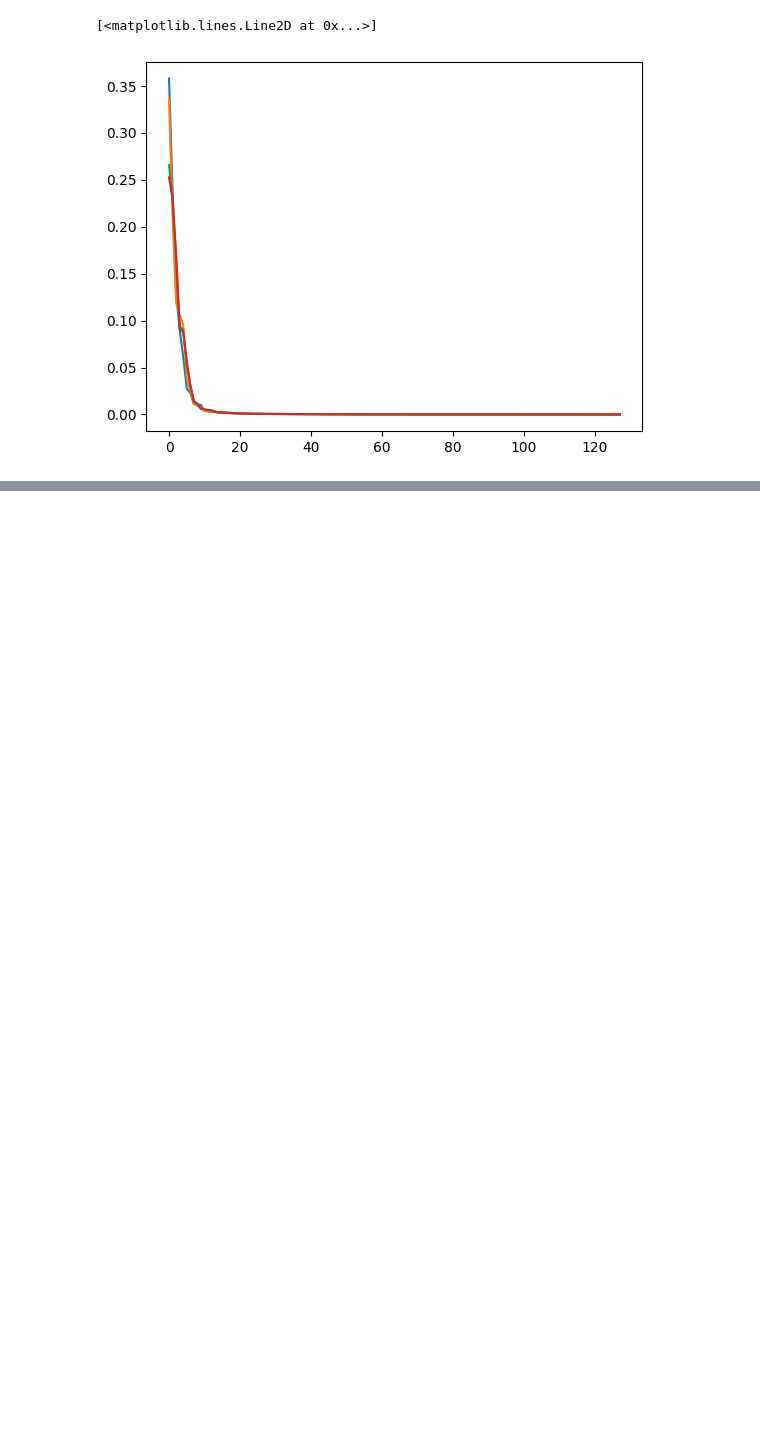
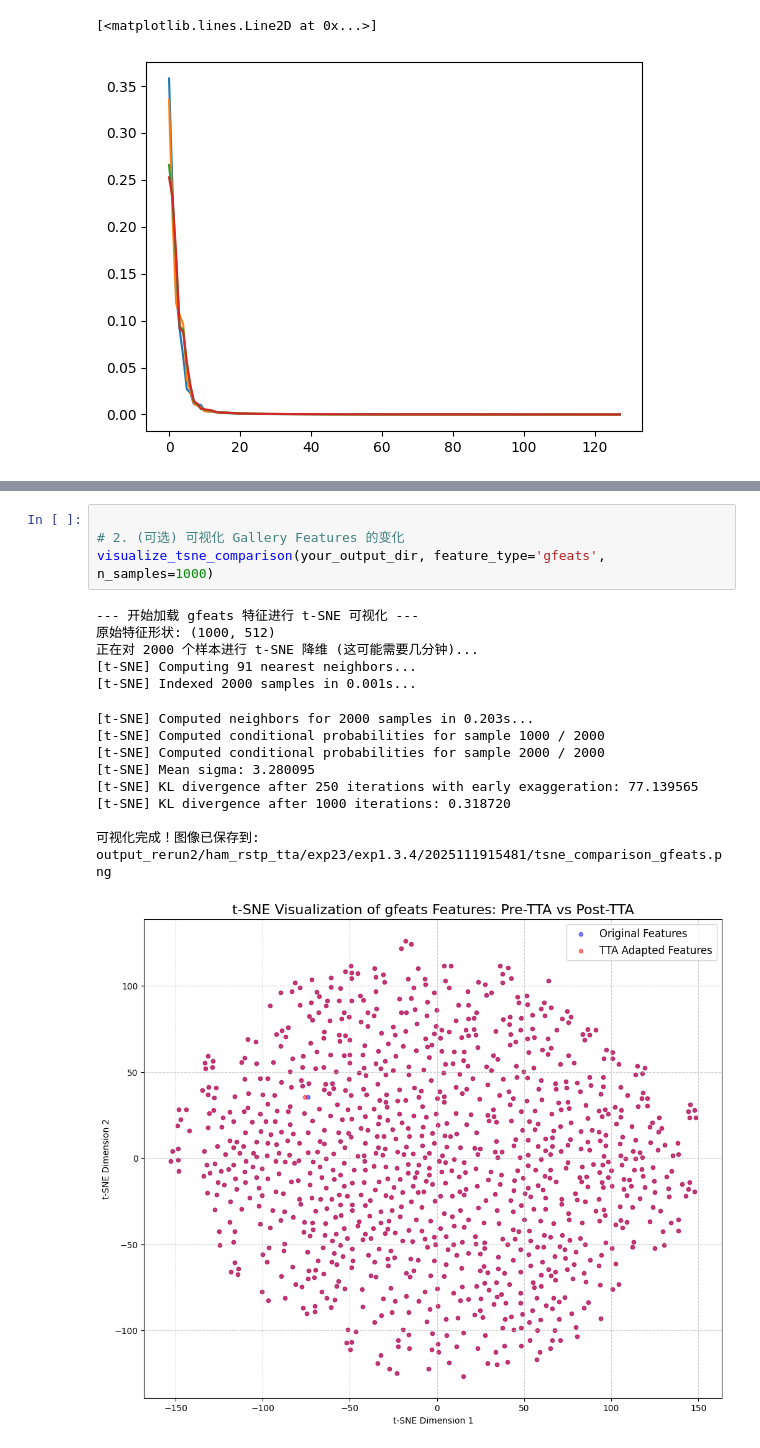
Before and after one commit to nkuzjh/IRRA, a Jupyter notebook: debug2.ipynb, the cells around one changed output, grey strips where cells are left out. Cells and saved outputs as stored; diff of their text form; blank space fills up the shorter version.

```diff
--- a/debug2.ipynb
+++ b/debug2.ipynb
@@ -1009,0 +1135,19 @@ plt.plot(F.softmax(topk_cos_sims_wo_norm_60[0], dim=-1))
+# %%
+
+# 2. (可选) 可视化 Gallery Features 的变化
+visualize_tsne_comparison(your_output_dir, feature_type='gfeats', n_samples=1000)
+# %% [output]
+--- 开始加载 gfeats 特征进行 t-SNE 可视化 ---
+原始特征形状: (1000, 512)
+正在对 2000 个样本进行 t-SNE 降维 (这可能需要几分钟)...
+[t-SNE] Computing 91 nearest neighbors...
+[t-SNE] Indexed 2000 samples in 0.001s...
+[t-SNE] Computed neighbors for 2000 samples in 0.203s...
+[t-SNE] Computed conditional probabilities for sample 1000 / 2000
+[t-SNE] Computed conditional probabilities for sample 2000 / 2000
+[t-SNE] Mean sigma: 3.280095
+[t-SNE] KL divergence after 250 iterations with early exaggeration: 77.139565
+[t-SNE] KL divergence after 1000 iterations: 0.318720
+
+可视化完成！图像已保存到: output_rerun2/ham_rstp_tta/exp23/exp1.3.4/2025111915481/tsne_comparison_gfeats.png
+[figure, added]
```
Also changed, not shown: parts of 24 cells of this notebook, 15 other files.
